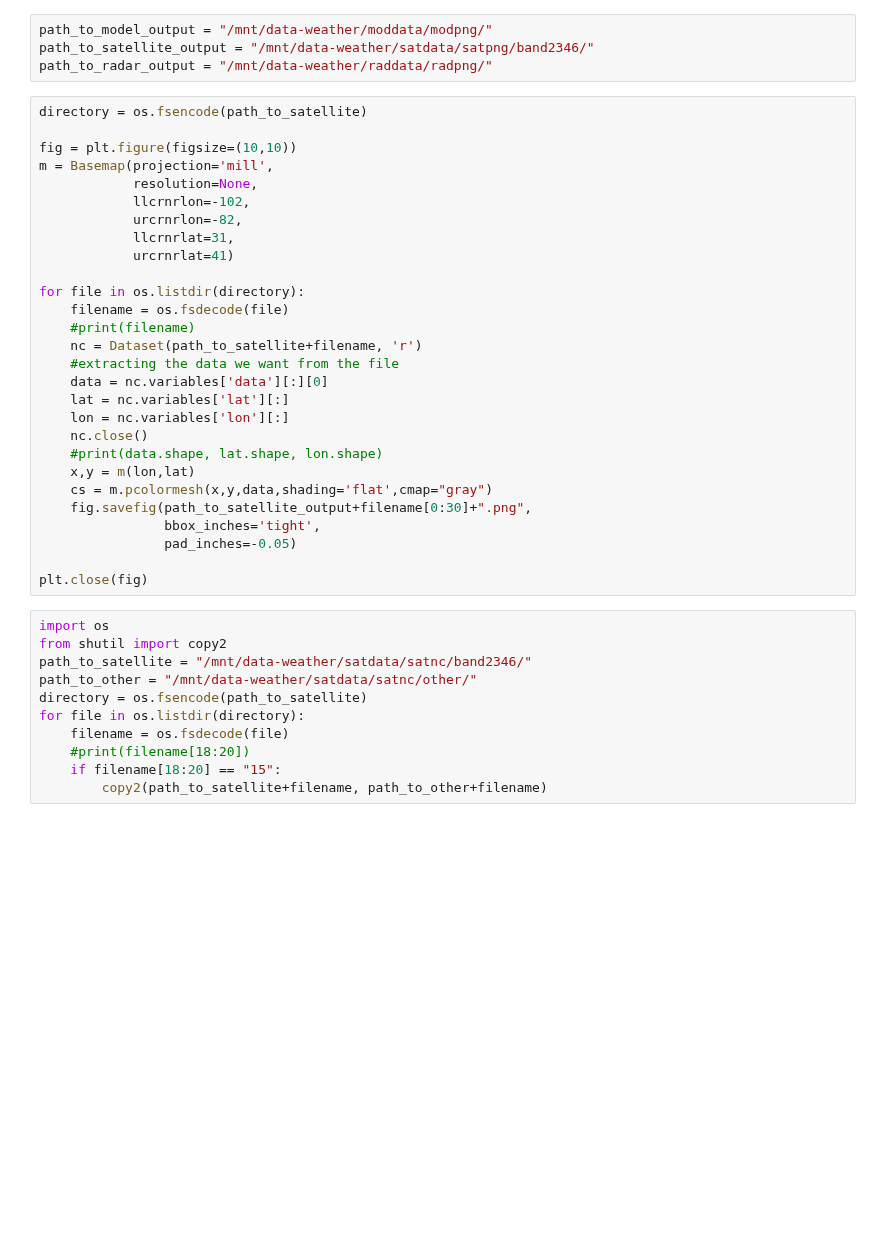
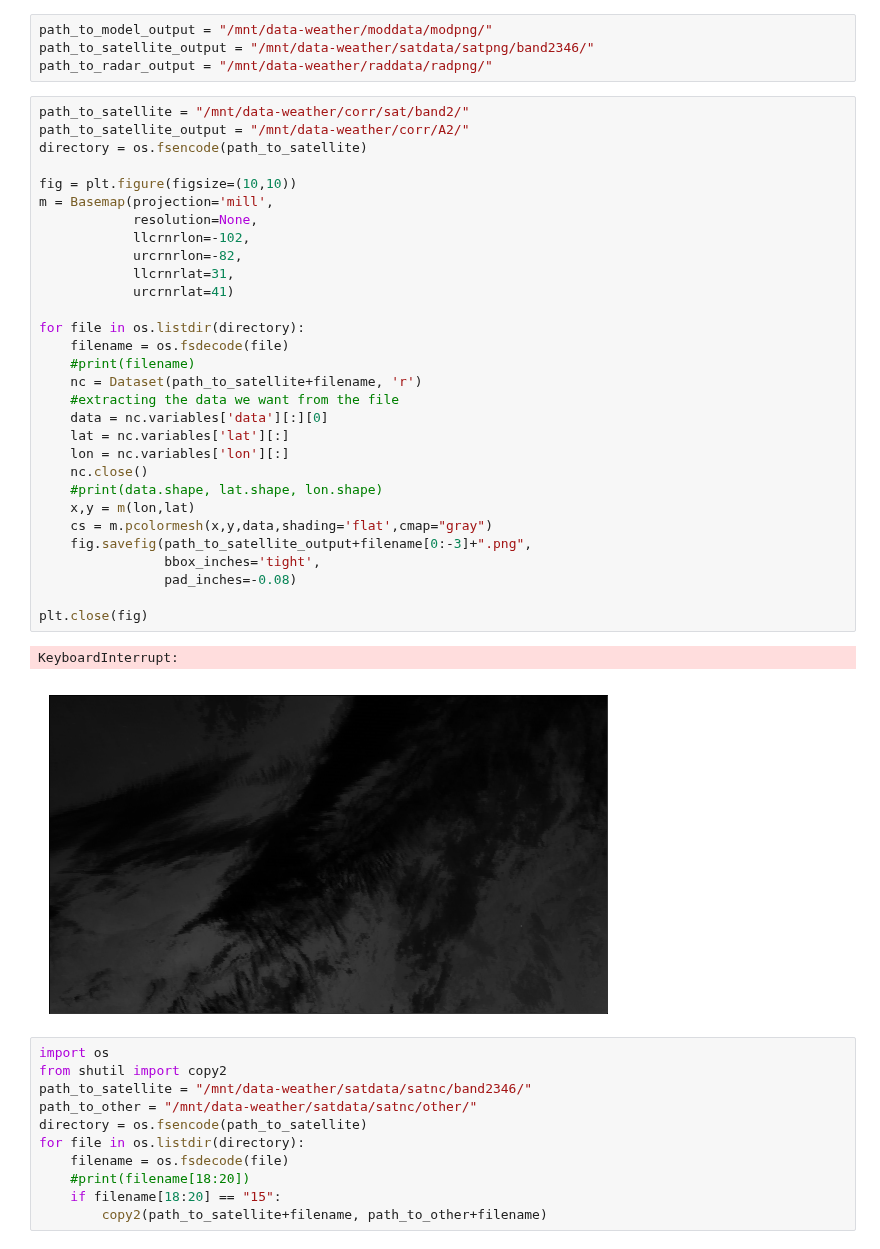
Before and after one commit to yuanzhou15/capstone-weather, a Jupyter notebook: rex/extract.ipynb, the cells around one changed output. Cells and saved outputs as stored; diff of their text form; blank space fills up the shorter version.

Commit message:
properly optomized savefig

```diff
--- a/rex/extract.ipynb
+++ b/rex/extract.ipynb
@@ -14,33 +14,38 @@ path_to_model_output = "/mnt/data-weather/moddata/modpng/"
 path_to_satellite_output = "/mnt/data-weather/satdata/satpng/band2346/"
 path_to_radar_output = "/mnt/data-weather/raddata/radpng/"
 # %%
+path_to_satellite = "/mnt/data-weather/corr/sat/band2/"
+path_to_satellite_output = "/mnt/data-weather/corr/A2/"
 directory = os.fsencode(path_to_satellite)
 
 fig = plt.figure(figsize=(10,10))
 m = Basemap(projection='mill',
             resolution=None,
             llcrnrlon=-102,
             urcrnrlon=-82,
             llcrnrlat=31,
             urcrnrlat=41)
 
 for file in os.listdir(directory):
     filename = os.fsdecode(file)
     #print(filename)
     nc = Dataset(path_to_satellite+filename, 'r')
     #extracting the data we want from the file
     data = nc.variables['data'][:][0]
     lat = nc.variables['lat'][:]
     lon = nc.variables['lon'][:]
     nc.close()
     #print(data.shape, lat.shape, lon.shape)
     x,y = m(lon,lat)
     cs = m.pcolormesh(x,y,data,shading='flat',cmap="gray")
-    fig.savefig(path_to_satellite_output+filename[0:30]+".png",
+    fig.savefig(path_to_satellite_output+filename[0:-3]+".png",
                 bbox_inches='tight',
-                pad_inches=-0.05)
+                pad_inches=-0.08)
 
 plt.close(fig)
+# %% [output]
+KeyboardInterrupt:
+[figure, added]
 # %%
 import os
 from shutil import copy2
```
Also changed, not shown: parts of 1 cell of this notebook.
